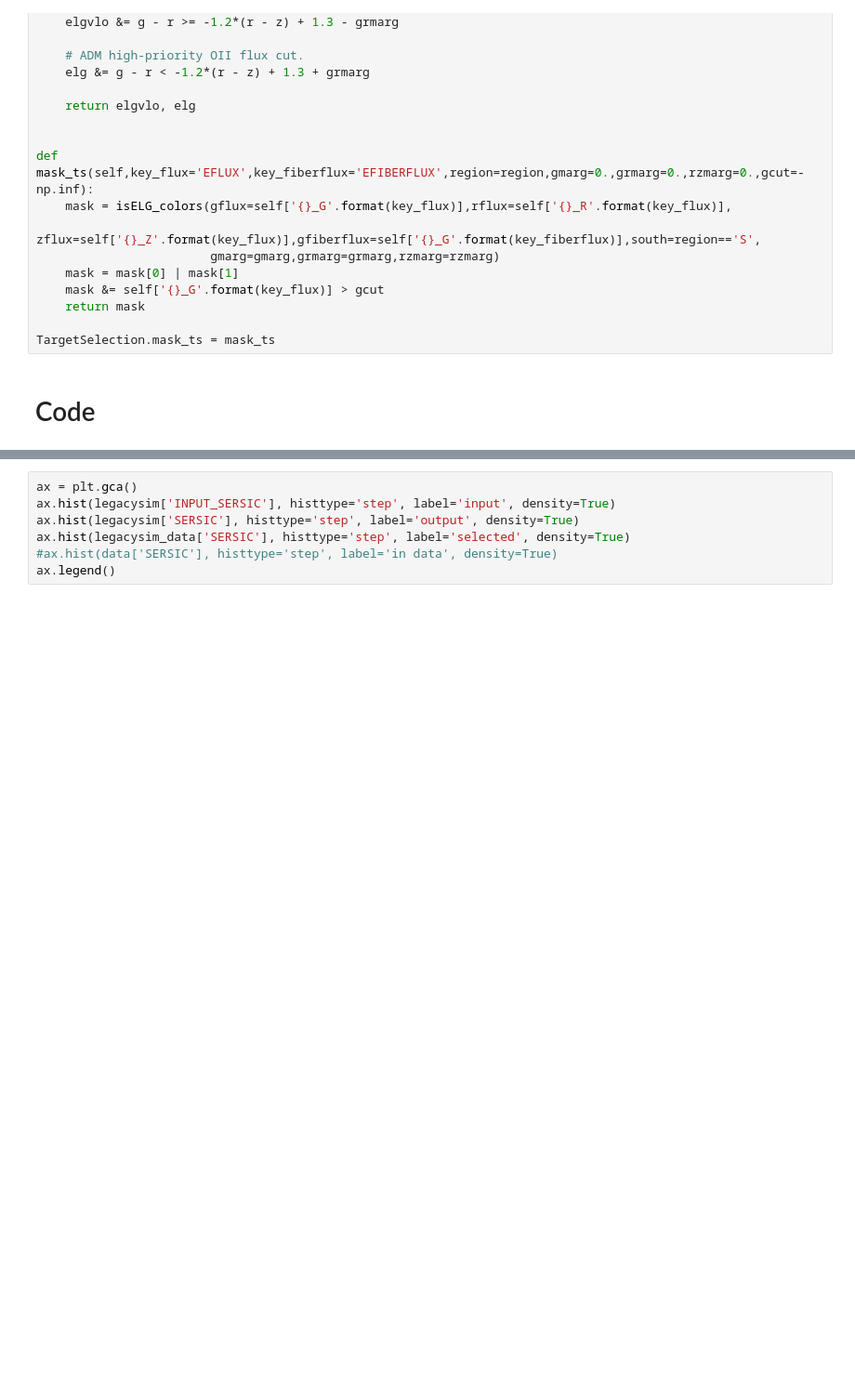
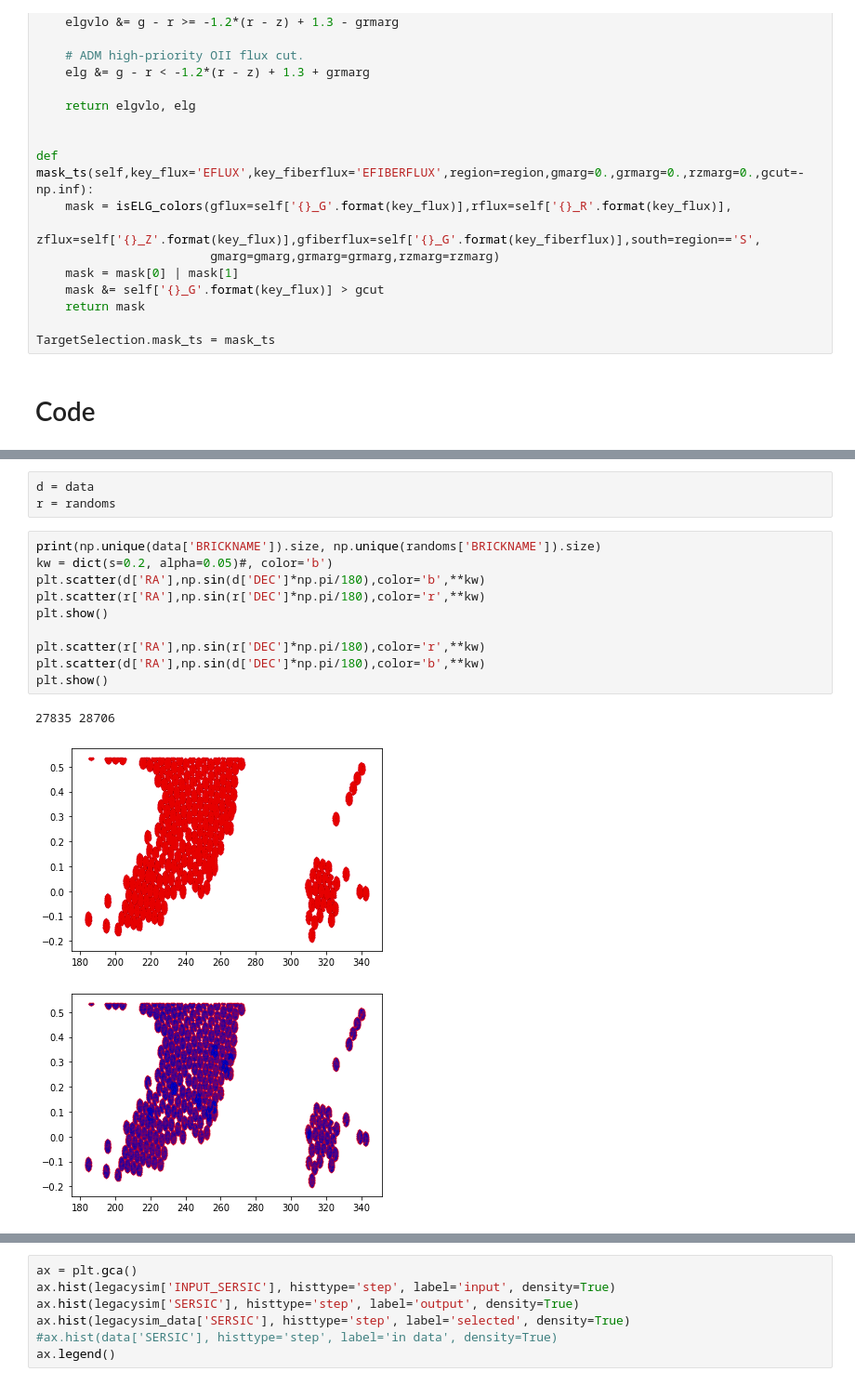
Before and after one commit to AlbertoRosado1/legacysim_runs, a Jupyter notebook: DA02/checks_south_final.ipynb, the cells around one changed output, grey strips where cells are left out. Shown at 93% size. Drawn from its saved outputs; the diff is of its cells as text; blank space fills up the shorter version.

```diff
--- a/DA02/checks_south_final.ipynb
+++ b/DA02/checks_south_final.ipynb
@@ -246,0 +292,17 @@ plt.show()
+# %%
+d = data
+r = randoms
+# %%
+print(np.unique(data['BRICKNAME']).size, np.unique(randoms['BRICKNAME']).size)
+kw = dict(s=0.2, alpha=0.05)#, color='b')
+plt.scatter(d['RA'],np.sin(d['DEC']*np.pi/180),color='b',**kw)
+plt.scatter(r['RA'],np.sin(r['DEC']*np.pi/180),color='r',**kw)
+plt.show()
+
+plt.scatter(r['RA'],np.sin(r['DEC']*np.pi/180),color='r',**kw)
+plt.scatter(d['RA'],np.sin(d['DEC']*np.pi/180),color='b',**kw)
+plt.show()
+# %% [output]
+27835 28706
+[figure, added]
+[figure, added]
```
Also changed, not shown: parts of 27 cells of this notebook, 1 other file.
